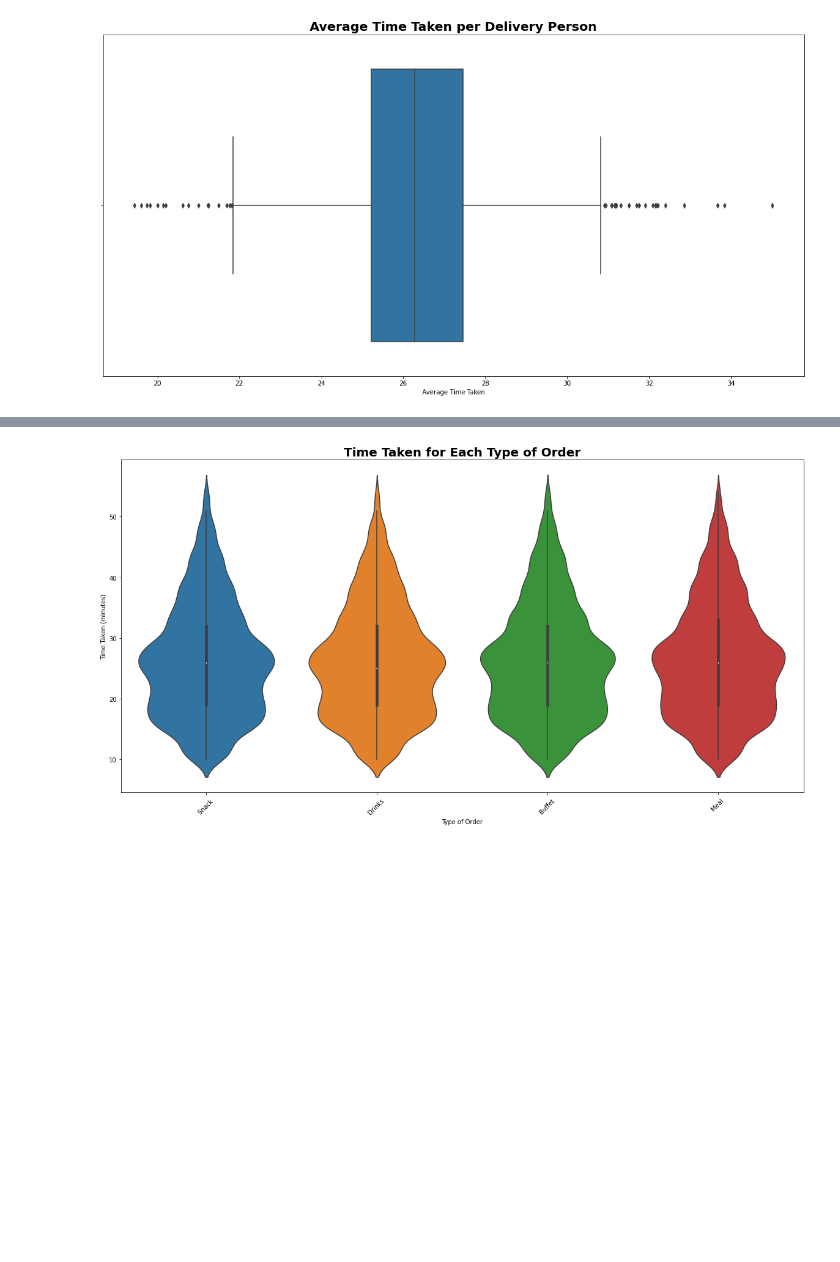
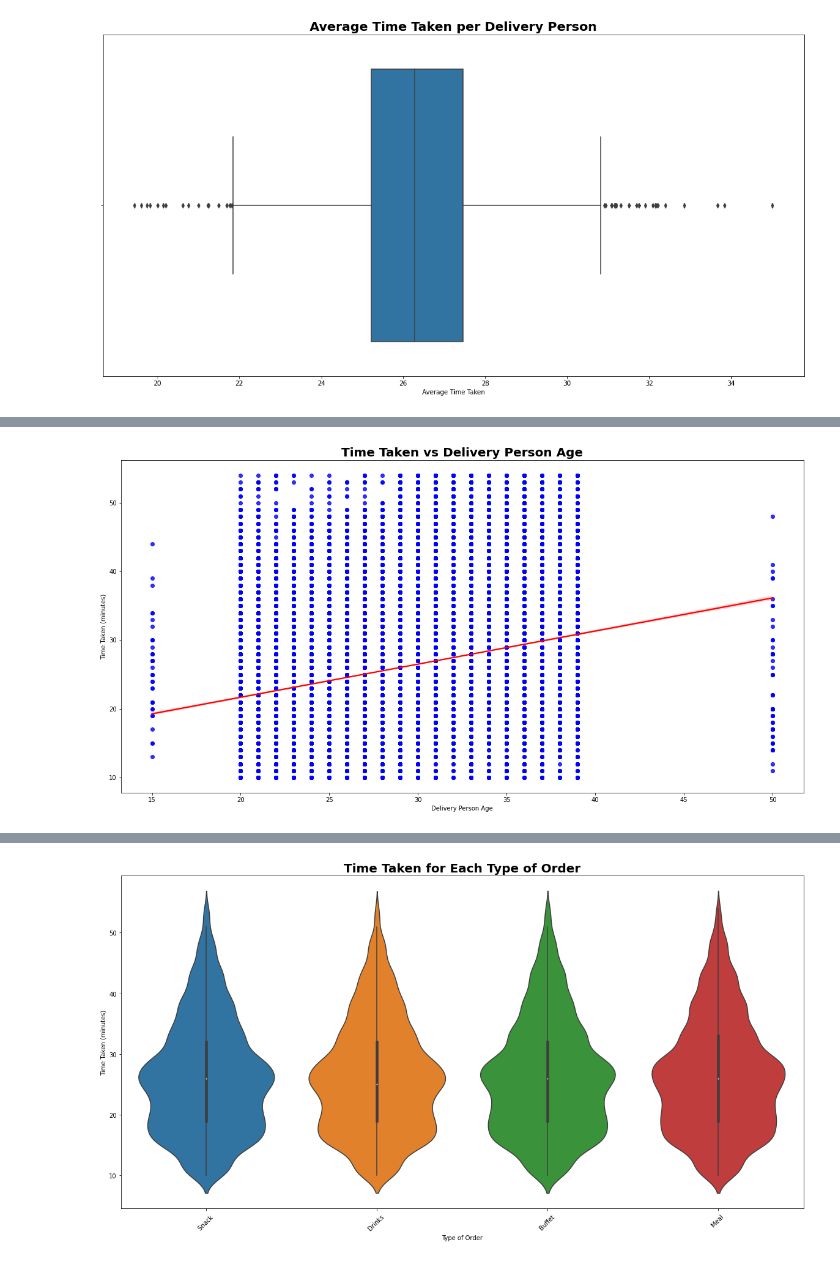
Before and after one commit to AlbertHunduza/DelivTimeAI, a Jupyter notebook: EDA.ipynb, the cells around one changed output, grey strips where cells are left out. Drawn from its saved outputs; the diff is of its cells as text; code cells hidden in the pictures; blank space fills up the shorter version.

```diff
--- a/EDA.ipynb
+++ b/EDA.ipynb
@@ -277,0 +278,16 @@ plt.show()
+# %%
+# Set the figure size
+plt.figure(figsize=(20, 10))
+
+# Create a scatter plot
+sns.regplot(x="Delivery_person_Age", y="Time_taken(min)", data=deliv_df, scatter_kws={"color": "blue"}, line_kws={"color": "red"})
+
+# Set the axis labels and title
+plt.xlabel("Delivery Person Age")
+plt.ylabel("Time Taken (minutes)")
+plt.title("Time Taken vs Delivery Person Age", fontsize=20, fontweight='bold', color = 'black')
+
+# Display the plot
+plt.show()
+# %% [output]
+[figure, added]
```
Also changed, not shown: parts of 7 cells of this notebook.
